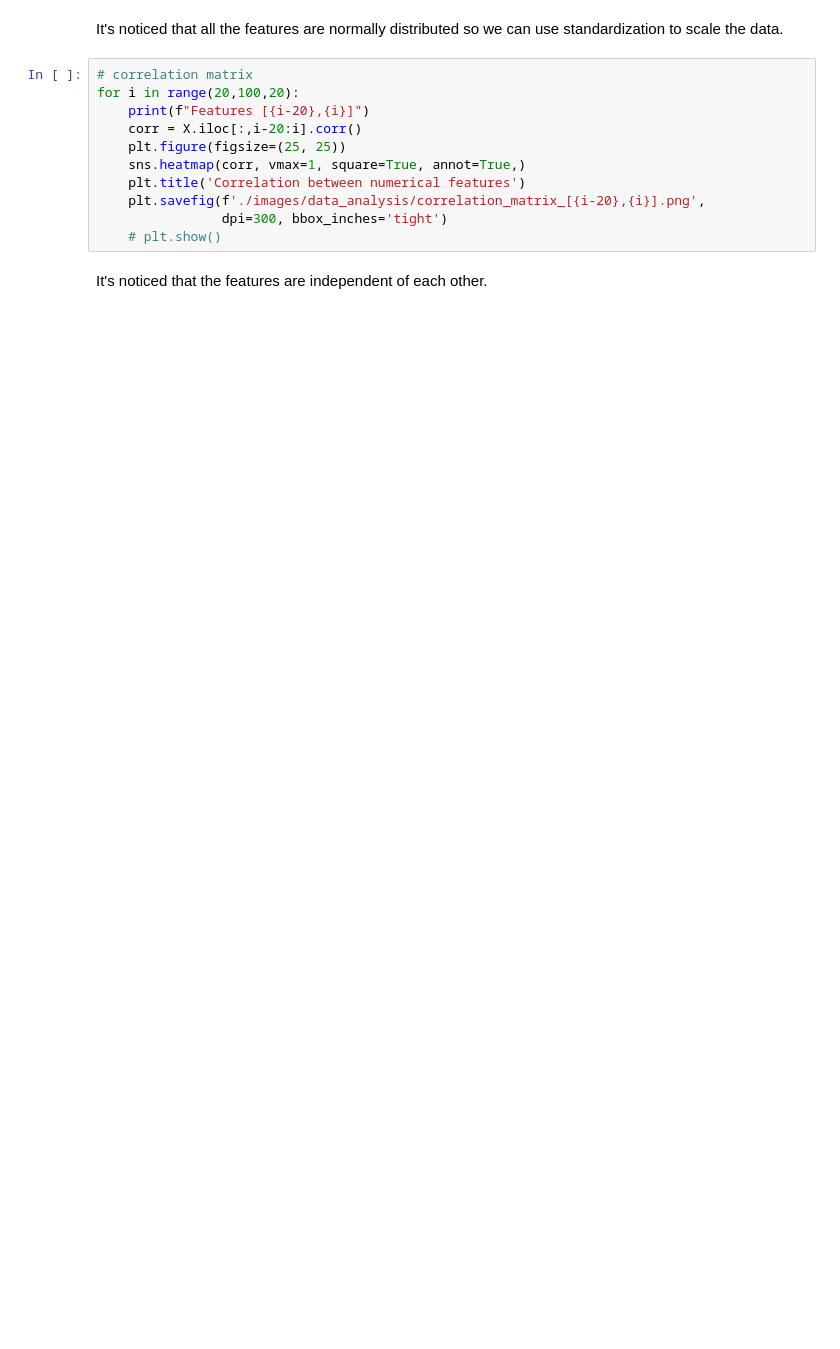
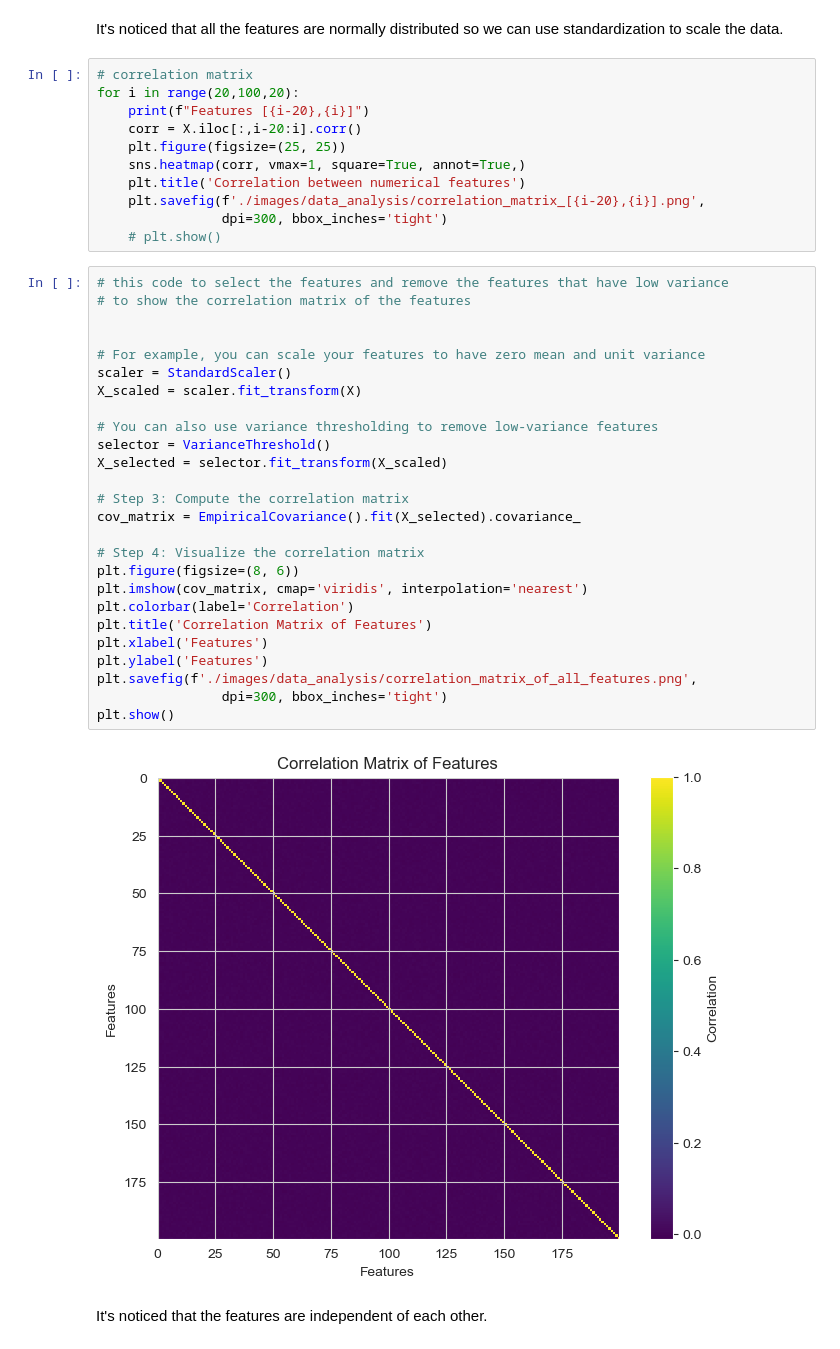
Before and after one commit to EngPeterAtef/transaction-prediction-ml-project, a Jupyter notebook: dataset_analysis.ipynb, the cells around one changed output. Saved outputs shown, nothing was run; the diff lists cells and outputs as text; blank space fills up the shorter version.

```diff
--- a/dataset_analysis.ipynb
+++ b/dataset_analysis.ipynb
@@ -178,5 +167,33 @@ for i in range(20,100,20):
     plt.savefig(f'./images/data_analysis/correlation_matrix_[{i-20},{i}].png',
                 dpi=300, bbox_inches='tight')
     # plt.show()
+# %%
+# this code to select the features and remove the features that have low variance
+# to show the correlation matrix of the features
+
+
+# For example, you can scale your features to have zero mean and unit variance
+scaler = StandardScaler()
+X_scaled = scaler.fit_transform(X)
+
+# You can also use variance thresholding to remove low-variance features
+selector = VarianceThreshold()
+X_selected = selector.fit_transform(X_scaled)
+
+# Step 3: Compute the correlation matrix
+cov_matrix = EmpiricalCovariance().fit(X_selected).covariance_
+
+# Step 4: Visualize the correlation matrix
+plt.figure(figsize=(8, 6))
+plt.imshow(cov_matrix, cmap='viridis', interpolation='nearest')
+plt.colorbar(label='Correlation')
+plt.title('Correlation Matrix of Features')
+plt.xlabel('Features')
+plt.ylabel('Features')
+plt.savefig(f'./images/data_analysis/correlation_matrix_of_all_features.png',
+                dpi=300, bbox_inches='tight')
+plt.show()
+# %% [output]
+[figure, added]
 # %% [markdown]
 It's noticed that the features are independent of each other.
```
Also changed, not shown: parts of 6 cells of this notebook, 27 other files.
